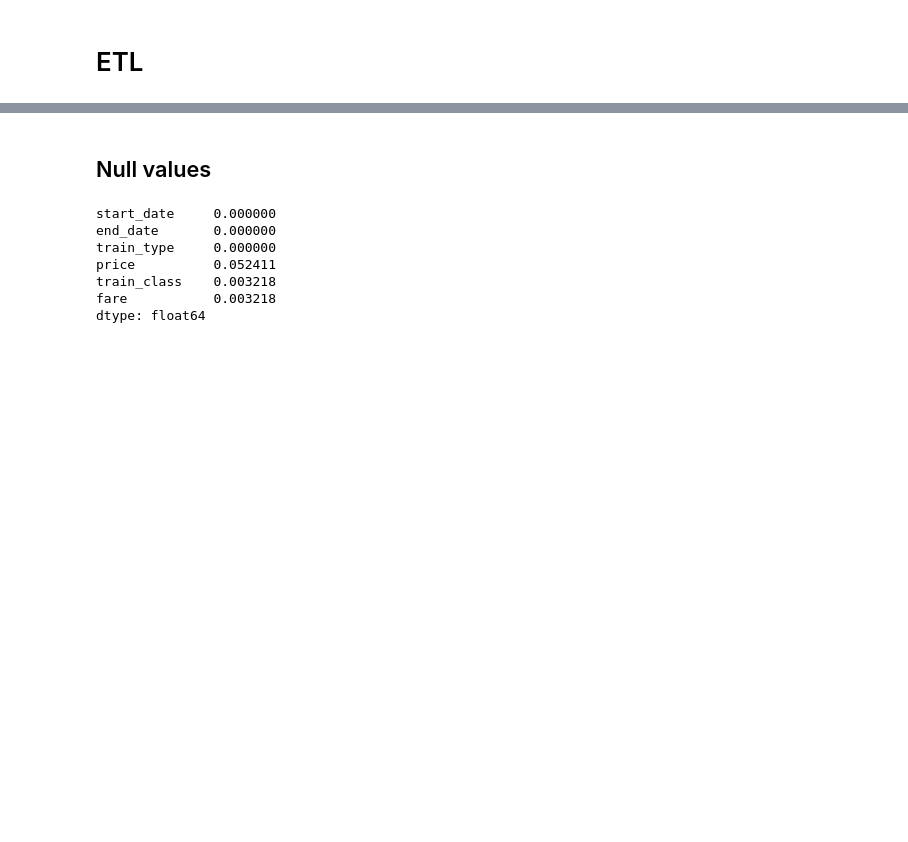
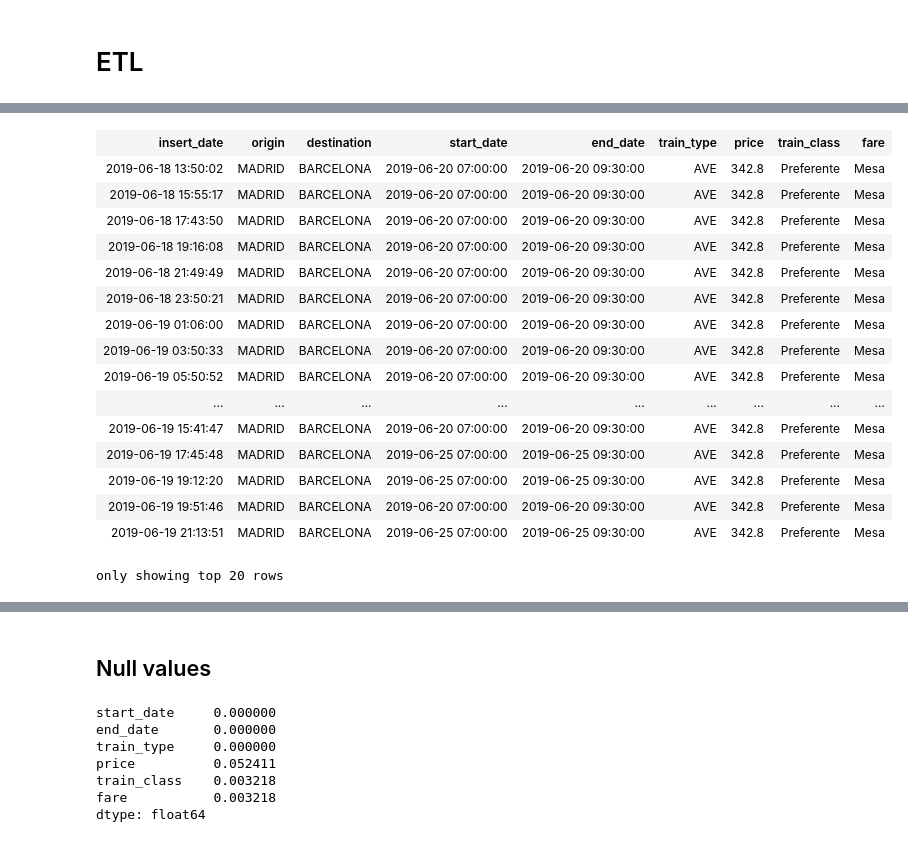
Before and after one commit to whiteboxml/teaching-ml-in-production, a Jupyter notebook: notebooks/workshop_baseline.ipynb, the cells around one changed output, grey strips where cells are left out. Cells and saved outputs as stored; diff of their text form; code cells hidden in the pictures; blank space fills up the shorter version.

```diff
--- a/notebooks/workshop_baseline.ipynb
+++ b/notebooks/workshop_baseline.ipynb
@@ -35,3 +47,25 @@ only showing top 20 rows
+# %%
+from pyspark.sql.functions import isnull, col
+
+df.filter(~isnull(col('price'))).sort(col('price').desc())
+# %% [output]
+| insert_date | origin | destination | start_date | end_date | train_type | price | train_class | fare |
+| 2019-06-18 13:50:02 | MADRID | BARCELONA | 2019-06-20 07:00:00 | 2019-06-20 09:30:00 | AVE | 342.8 | Preferente | Mesa |
+| 2019-06-18 15:55:17 | MADRID | BARCELONA | 2019-06-20 07:00:00 | 2019-06-20 09:30:00 | AVE | 342.8 | Preferente | Mesa |
+| 2019-06-18 17:43:50 | MADRID | BARCELONA | 2019-06-20 07:00:00 | 2019-06-20 09:30:00 | AVE | 342.8 | Preferente | Mesa |
+| 2019-06-18 19:16:08 | MADRID | BARCELONA | 2019-06-20 07:00:00 | 2019-06-20 09:30:00 | AVE | 342.8 | Preferente | Mesa |
+| 2019-06-18 21:49:49 | MADRID | BARCELONA | 2019-06-20 07:00:00 | 2019-06-20 09:30:00 | AVE | 342.8 | Preferente | Mesa |
+| 2019-06-18 23:50:21 | MADRID | BARCELONA | 2019-06-20 07:00:00 | 2019-06-20 09:30:00 | AVE | 342.8 | Preferente | Mesa |
+| 2019-06-19 01:06:00 | MADRID | BARCELONA | 2019-06-20 07:00:00 | 2019-06-20 09:30:00 | AVE | 342.8 | Preferente | Mesa |
+| 2019-06-19 03:50:33 | MADRID | BARCELONA | 2019-06-20 07:00:00 | 2019-06-20 09:30:00 | AVE | 342.8 | Preferente | Mesa |
+| 2019-06-19 05:50:52 | MADRID | BARCELONA | 2019-06-20 07:00:00 | 2019-06-20 09:30:00 | AVE | 342.8 | Preferente | Mesa |
+| ... | ... | ... | ... | ... | ... | ... | ... | ... |
+| 2019-06-19 15:41:47 | MADRID | BARCELONA | 2019-06-20 07:00:00 | 2019-06-20 09:30:00 | AVE | 342.8 | Preferente | Mesa |
+| 2019-06-19 17:45:48 | MADRID | BARCELONA | 2019-06-25 07:00:00 | 2019-06-25 09:30:00 | AVE | 342.8 | Preferente | Mesa |
+| 2019-06-19 19:12:20 | MADRID | BARCELONA | 2019-06-25 07:00:00 | 2019-06-25 09:30:00 | AVE | 342.8 | Preferente | Mesa |
+| 2019-06-19 19:51:46 | MADRID | BARCELONA | 2019-06-20 07:00:00 | 2019-06-20 09:30:00 | AVE | 342.8 | Preferente | Mesa |
+| 2019-06-19 21:13:51 | MADRID | BARCELONA | 2019-06-25 07:00:00 | 2019-06-25 09:30:00 | AVE | 342.8 | Preferente | Mesa |
+only showing top 20 rows
 # %%
 madrid_barcelona_filter = (df['origin'] == 'MADRID') & (df['destination'] == 'BARCELONA')
 # %%
```
Also changed, not shown: parts of 5 cells of this notebook, 6 other files.
